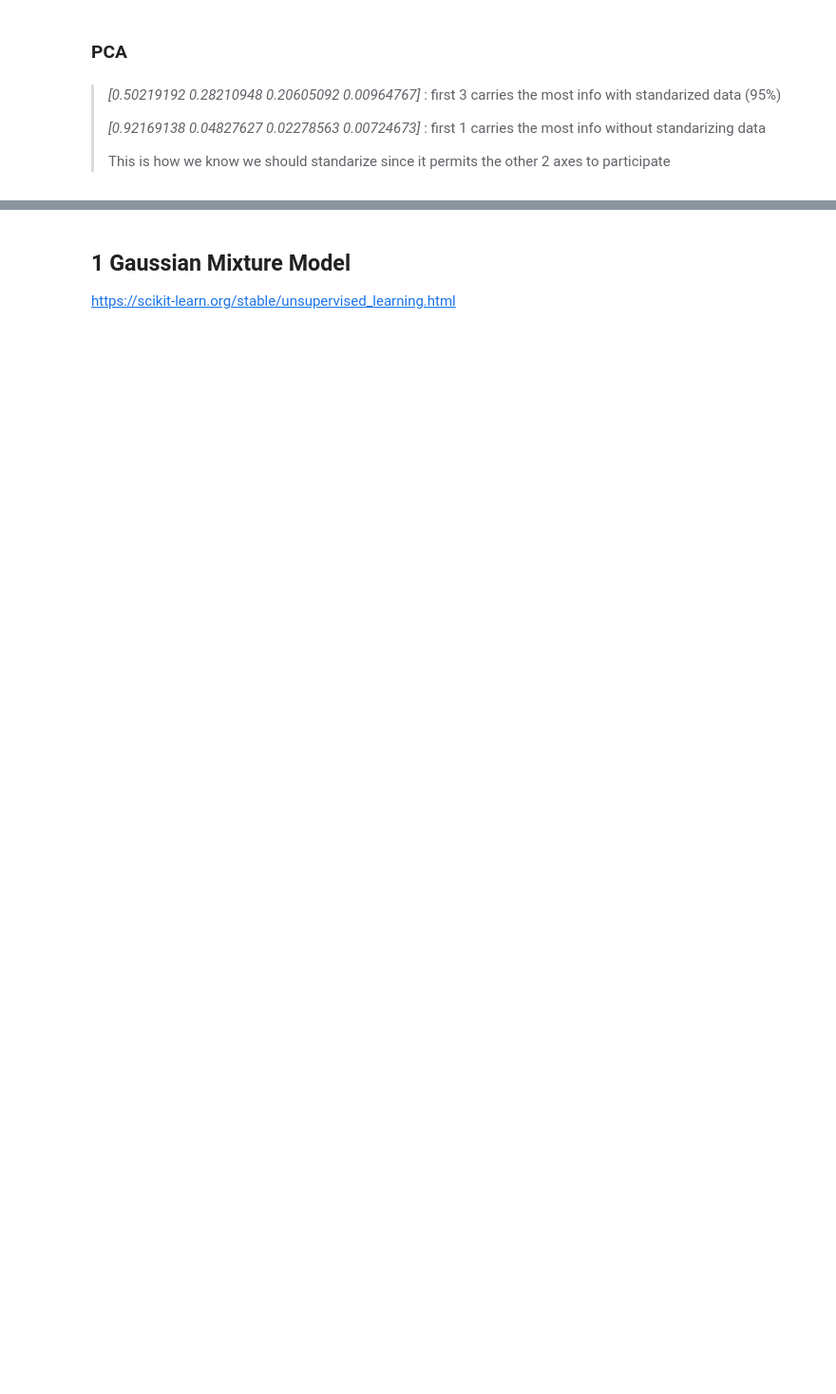
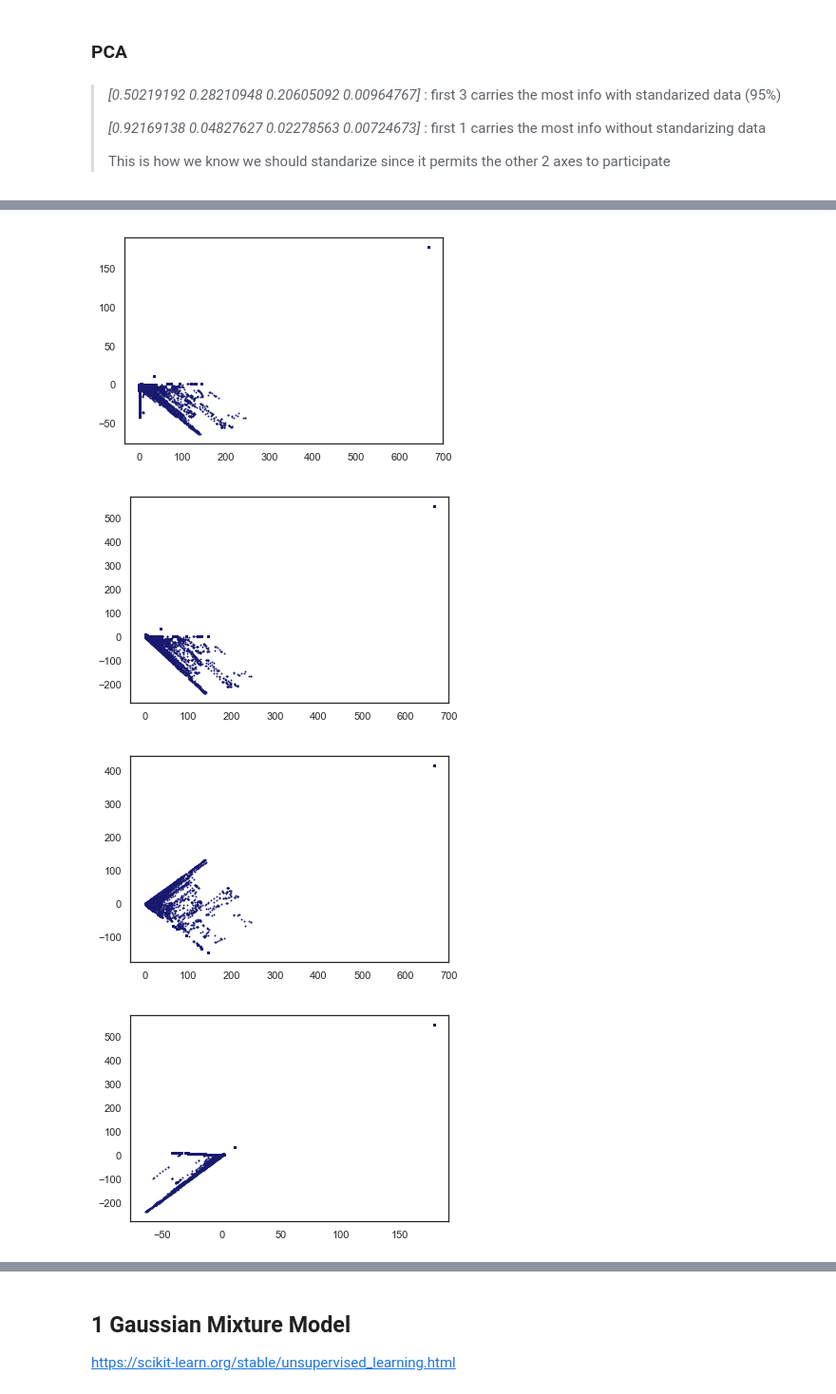
Before and after one commit to valeporti/stg_ete, a Jupyter notebook: noutliers_1.ipynb, the cells around one changed output, grey strips where cells are left out. Shown at 95% size. Drawn from its saved outputs; the diff is of its cells as text; code cells hidden in the pictures; blank space fills up the shorter version.

```diff
--- a/noutliers_1.ipynb
+++ b/noutliers_1.ipynb
@@ -219,7 +280,17 @@ print(pca.components_)
 # %%
-X_New = pca.transform(X)
-principalDf = pd.DataFrame(data=X_New, columns=['pc1', 'pc2', 'pc3'])
+X = pca.transform(X)
+del pca
+gc.collect()
+principalDf = pd.DataFrame(data=X, columns=['pc1', 'pc2', 'pc3', 'pc4'])
 # %%
 dp.printScatter(principalDf['pc1'], principalDf['pc2'])
 dp.printScatter(principalDf['pc1'], principalDf['pc3'])
+dp.printScatter(principalDf['pc1'], principalDf['pc4'])
 dp.printScatter(principalDf['pc2'], principalDf['pc3'])
+dp.printScatter(principalDf['pc2'], principalDf['pc4'])
+dp.printScatter(principalDf['pc3'], principalDf['pc4'])
+# %% [output]
+[figure, added]
+[figure, added]
+[figure, added]
+[figure, added]
```
Also changed, not shown: parts of 24 cells of this notebook, 3 other files.
